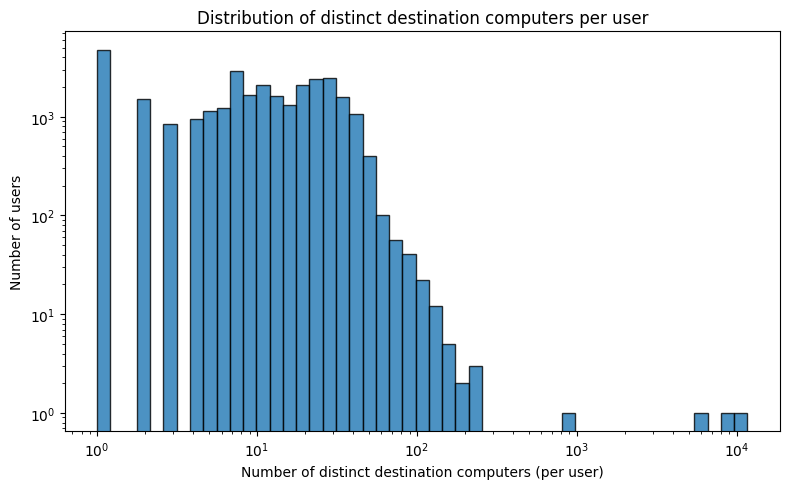
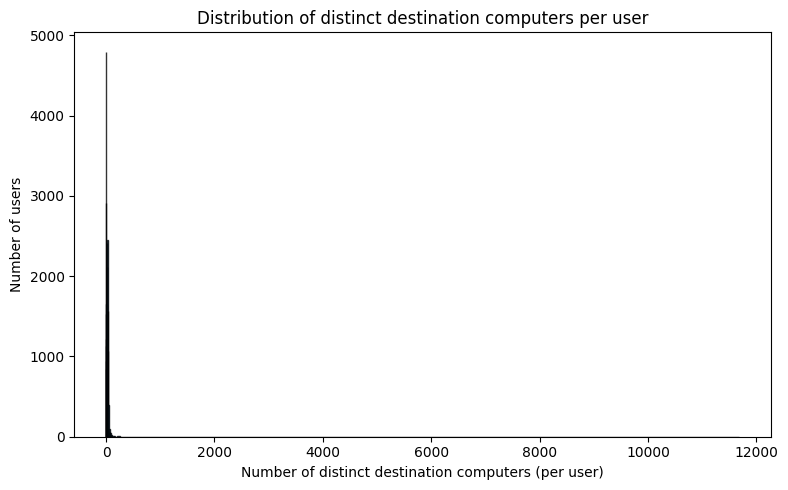
Unified diff of the notebook cell whose output changed from the first chart to the second:
--- before
+++ after
@@ -13,6 +13,4 @@
 bins = np.logspace(np.log10(counts.min()), np.log10(counts.max()), 50)
 ax.hist(counts, bins=bins, edgecolor="black", alpha=0.8)
-ax.set_xscale("log")
-ax.set_yscale("log")
 ax.set_xlabel("Number of distinct destination computers (per user)")
 ax.set_ylabel("Number of users")

Commit: time